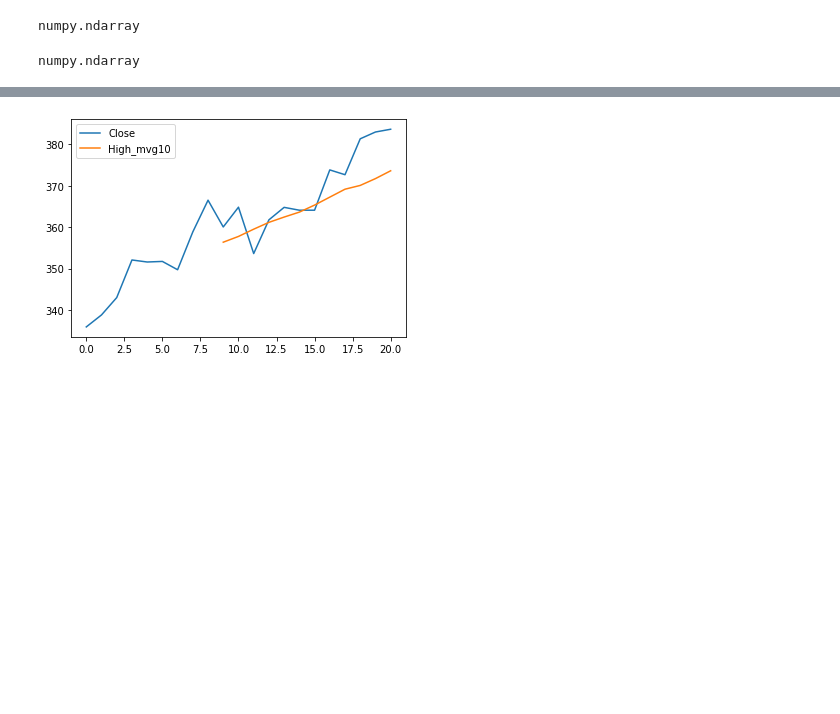
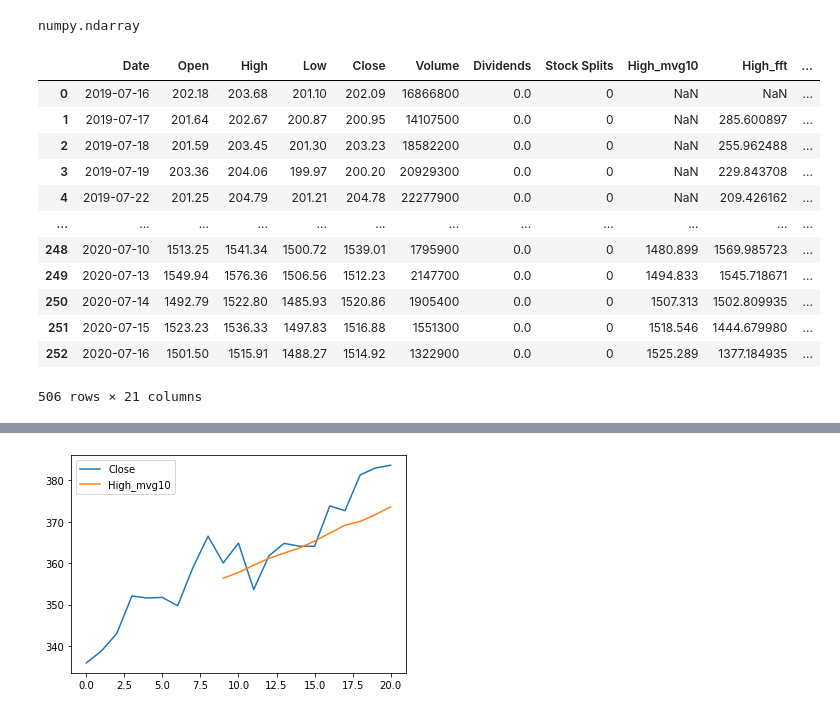
Before and after one commit to allen-chiang/Time-Series-Transformer, a Jupyter notebook: stock_test.ipynb, the cells around one changed output, grey strips where cells are left out. Saved outputs shown, nothing was run; the diff lists cells and outputs as text; code cells hidden in the pictures; blank space fills up the shorter version.

```diff
--- a/stock_test.ipynb
+++ b/stock_test.ipynb
@@ -64,10 +66,26 @@ rsout = rsi(npx)
 type(rsout)
 # %% [output]
 numpy.ndarray
-# %%
-type(williams_r(npx))
-# %% [output]
-numpy.ndarray
+# %%
+colList = ['Open', 'High', 'Low', 'Close', 'Volume']
+for c in colList:
+    port.make_technical_indicator(c,'ma5',moving_average,windowSize = 5)
+    port.make_technical_indicator(c,'ma10',moving_average,windowSize = 10)
+port.get_portfolio_dataFrame()
+# %% [output]
+|  | Date | Open | High | Low | Close | Volume | Dividends | Stock Splits | High_mvg10 | High_fft | ... |
+| 0 | 2019-07-16 | 202.18 | 203.68 | 201.10 | 202.09 | 16866800 | 0.0 | 0 | NaN | NaN | ... |
+| 1 | 2019-07-17 | 201.64 | 202.67 | 200.87 | 200.95 | 14107500 | 0.0 | 0 | NaN | 285.600897 | ... |
+| 2 | 2019-07-18 | 201.59 | 203.45 | 201.30 | 203.23 | 18582200 | 0.0 | 0 | NaN | 255.962488 | ... |
+| 3 | 2019-07-19 | 203.36 | 204.06 | 199.97 | 200.20 | 20929300 | 0.0 | 0 | NaN | 229.843708 | ... |
+| 4 | 2019-07-22 | 201.25 | 204.79 | 201.21 | 204.78 | 22277900 | 0.0 | 0 | NaN | 209.426162 | ... |
+| ... | ... | ... | ... | ... | ... | ... | ... | ... | ... | ... | ... |
+| 248 | 2020-07-10 | 1513.25 | 1541.34 | 1500.72 | 1539.01 | 1795900 | 0.0 | 0 | 1480.899 | 1569.985723 | ... |
+| 249 | 2020-07-13 | 1549.94 | 1576.36 | 1506.56 | 1512.23 | 2147700 | 0.0 | 0 | 1494.833 | 1545.718671 | ... |
+| 250 | 2020-07-14 | 1492.79 | 1522.80 | 1485.93 | 1520.86 | 1905400 | 0.0 | 0 | 1507.313 | 1502.809935 | ... |
+| 251 | 2020-07-15 | 1523.23 | 1536.33 | 1497.83 | 1516.88 | 1551300 | 0.0 | 0 | 1518.546 | 1444.679980 | ... |
+| 252 | 2020-07-16 | 1501.50 | 1515.91 | 1488.27 | 1514.92 | 1322900 | 0.0 | 0 | 1525.289 | 1377.184935 | ... |
+506 rows × 21 columns
 # %%
 df = stock.df
 
```
Also changed, not shown: parts of 14 cells of this notebook, 2 other files.
